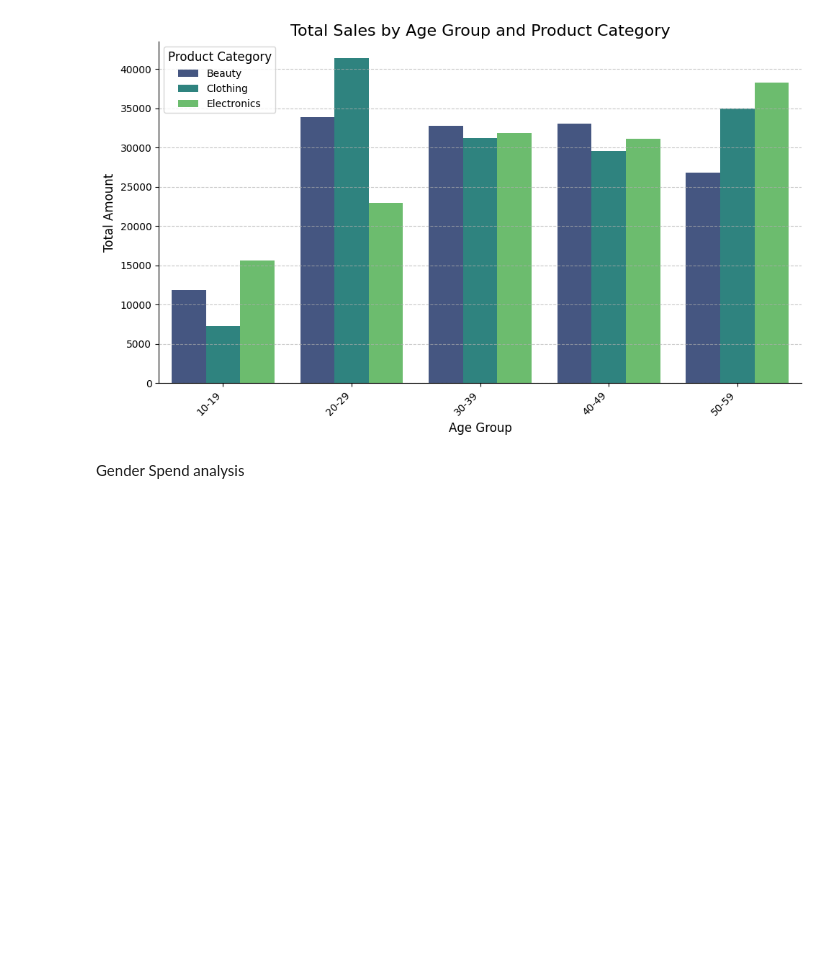
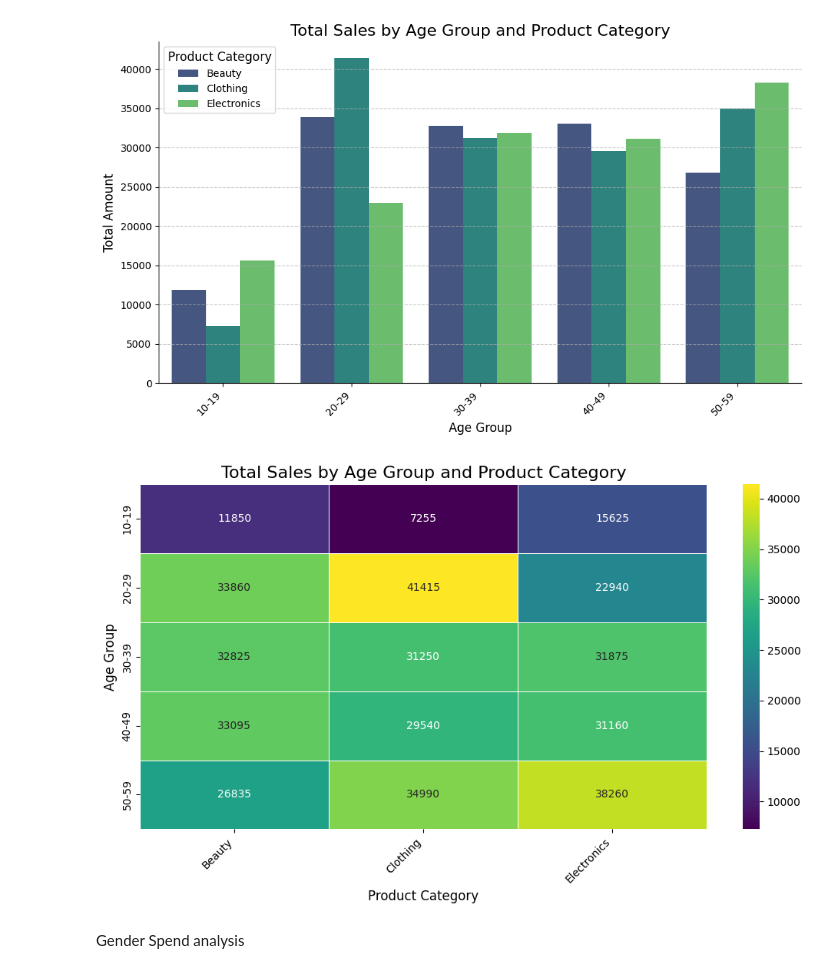
Before and after one commit to AdilPasha2/Oasis-Infobyte, a Jupyter notebook: Retail_Sales_Data_level_1.ipynb, the cells around one changed output. Saved outputs shown, nothing was run; the diff lists cells and outputs as text; code cells hidden in the pictures; blank space fills up the shorter version.

```diff
--- a/Retail_Sales_Data_level_1.ipynb
+++ b/Retail_Sales_Data_level_1.ipynb
@@ -207,6 +207,19 @@ sns.despine()
 plt.show()
 # %% [output]
 [figure]
+# %%
+heatmap_data = pd.pivot_table(groupe_data, values='Total Amount', index='Age_Group', columns='Product Category')
+# %%
+plt.figure(figsize=(10, 6))
+sns.heatmap(heatmap_data, annot=True, cmap='viridis', fmt='.0f', linewidths=.5)
+plt.title('Total Sales by Age Group and Product Category', fontsize=16)
+plt.xlabel('Product Category', fontsize=12)
+plt.ylabel('Age Group', fontsize=12)
+plt.xticks(rotation=45, ha='right')
+plt.tight_layout()
+plt.show()
+# %% [output]
+[figure, added]
 # %% [markdown]
 Gender Spend analysis
 # %%
```
